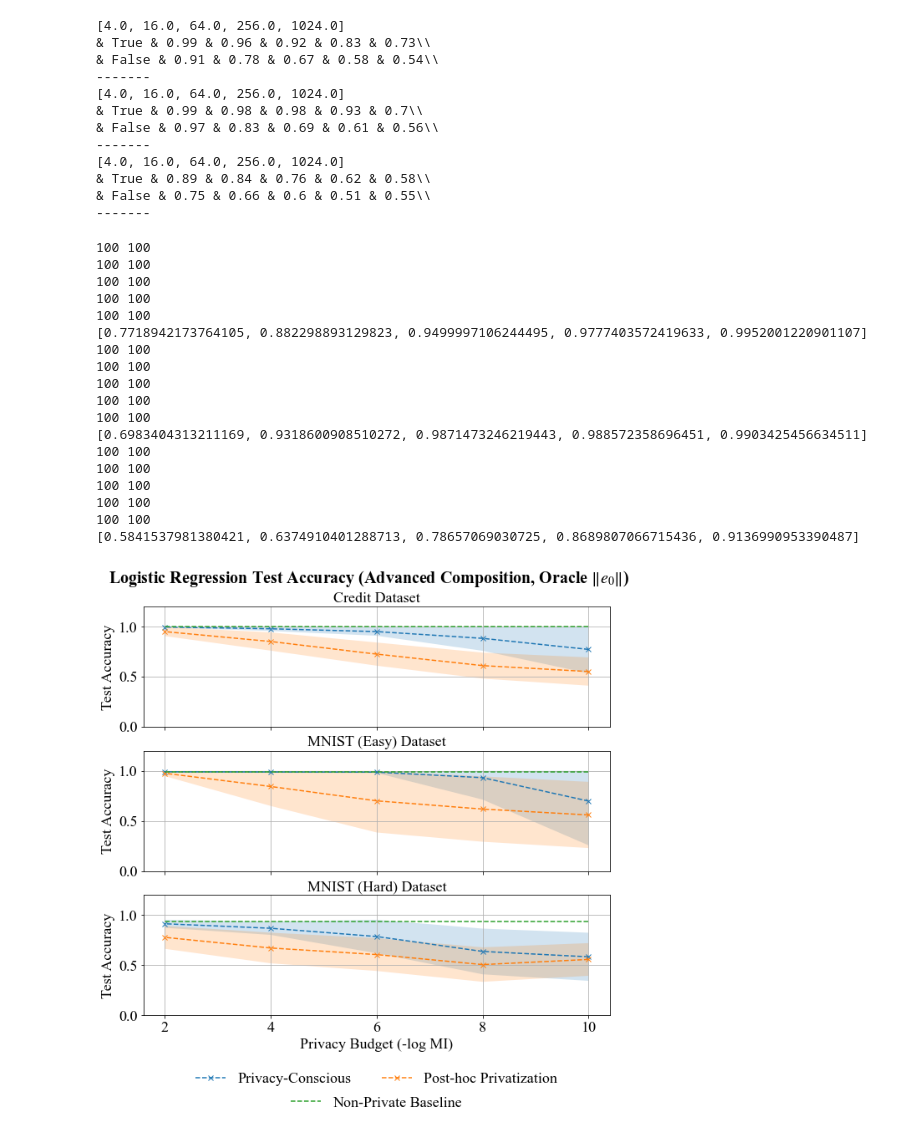
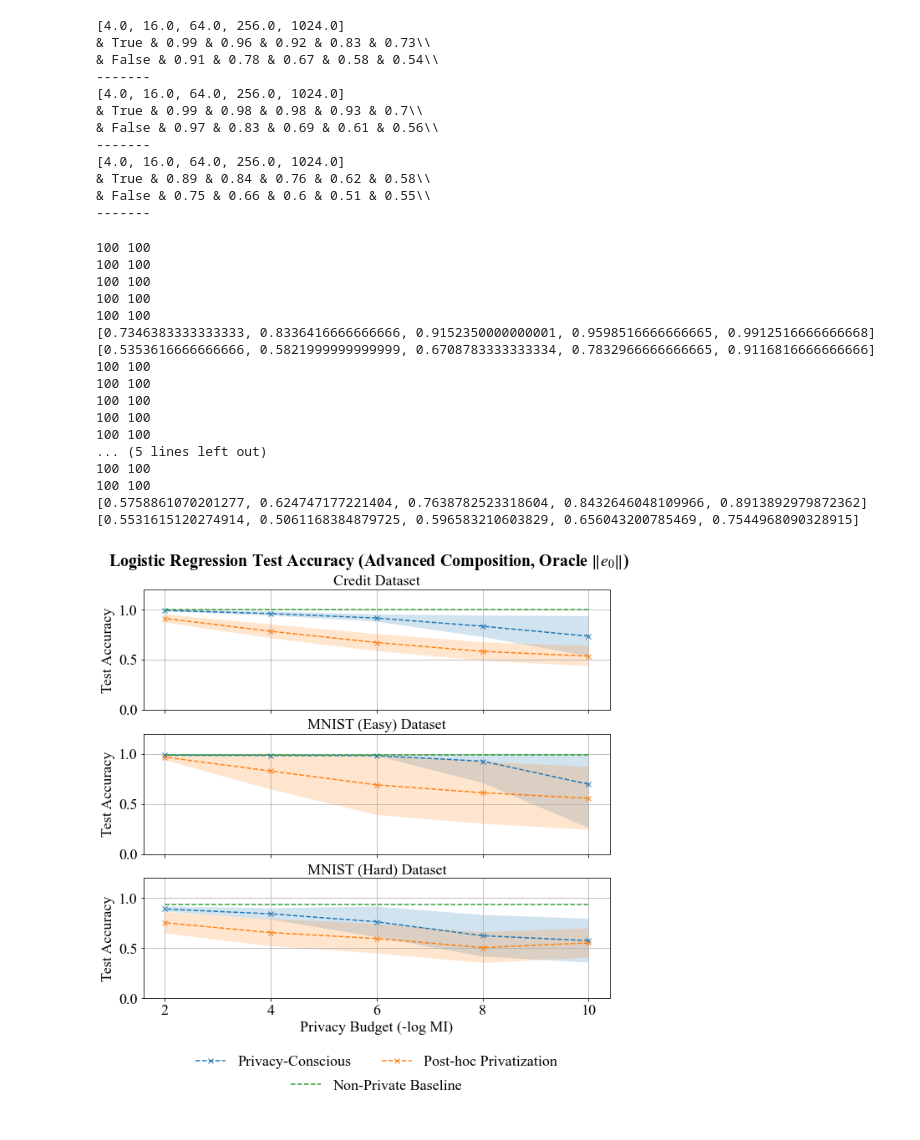
Before and after one commit to mayuri95/designing_for_privacy, a Jupyter notebook: pac_private_gd/composition_results.ipynb, the cells around one changed output. Saved outputs shown, nothing was run; the diff lists cells and outputs as text; code cells hidden in the pictures.

Commit message:
fix composition plot to only use test acc

```diff
--- a/pac_private_gd/composition_results.ipynb
+++ b/pac_private_gd/composition_results.ipynb
@@ -107,12 +107,14 @@ for data_ind, data in enumerate(['credit', 'mnist_0_vs_7', 'mnist_7_vs_9']):
     for i, c in enumerate(budget_range):
         print(len(accs[c][0]), len(accs[c][1]))
         xs.append(labels[i])
+        aware_res = [k[0] for k in accs[c][0]]
 
-        aware_std = np.std(accs[c][0], ddof=1)
-        aware_mean = np.average(accs[c][0])
+        aware_std = np.std(aware_res, ddof=1)
+        aware_mean = np.average(aware_res)
 
-        obl_std = np.std(accs[c][1], ddof=1)
-        obl_mean = np.average(accs[c][1])
+        obl_res = [k[0] for k in accs[c][1]]
+        obl_std = np.std(obl_res, ddof=1)
+        obl_mean = np.average(obl_res)
 
 
         priv_aware.append(aware_mean)
@@ -128,7 +130,7 @@ for data_ind, data in enumerate(['credit', 'mnist_0_vs_7', 'mnist_7_vs_9']):
 
     line1 = ax.plot(xs, priv_aware, '--x', label='Privacy-Conscious')
     print(priv_aware)
-
+    print(priv_obl)
     ax.fill_between(xs, aware_lower, aware_upper, where=where_mask, alpha=0.2, linewidth=0)
 
     line2 = ax.plot(xs, priv_obl, '--x', label='Post-hoc Privatization')
@@ -165,37 +167,36 @@ leg1=ax.legend(
     fontsize=18,
     frameon=False
 )
 ax.add_artist(leg1)
 
 leg2 = ax.legend(
     handles=baseline_handles,
     labels=baseline_labels,
     ncol = 1,
     bbox_to_anchor=(0.5, -0.9),
     loc='lower center',
     fontsize=18,
     frameon=False
 )
 title = fig.suptitle(r"Logistic Regression Test Accuracy (Advanced Composition, Oracle $\Vert e_0 \Vert$)", fontsize=20, fontweight="bold", y=0.95)
 fig.canvas.draw()
 fig.savefig("../figs/gd_composition_accs.pdf", bbox_inches="tight", pad_inches=0.04)
 # %% [output]
 100 100
 100 100
 100 100
 100 100
 100 100
-[0.7718942173764105, 0.882298893129823, 0.9499997106244495, 0.9777403572419633, 0.9952001220901107]
+[0.7346383333333333, 0.8336416666666666, 0.9152350000000001, 0.9598516666666665, 0.9912516666666668]
+[0.5353616666666666, 0.5821999999999999, 0.6708783333333334, 0.7832966666666665, 0.9116816666666666]
 100 100
 100 100
 100 100
 100 100
 100 100
-[0.6983404313211169, 0.9318600908510272, 0.9871473246219443, 0.988572358696451, 0.9903425456634511]
+... (5 lines left out)
 100 100
 100 100
-100 100
-100 100
-100 100
-[0.5841537981380421, 0.6374910401288713, 0.78657069030725, 0.8689807066715436, 0.9136990953390487]
+[0.5758861070201277, 0.624747177221404, 0.7638782523318604, 0.8432646048109966, 0.8913892979872362]
+[0.5531615120274914, 0.5061168384879725, 0.596583210603829, 0.656043200785469, 0.7544968090328915]
-[figure, old version]
+[figure, new version]
```
Also changed, not shown: 2 other files.
